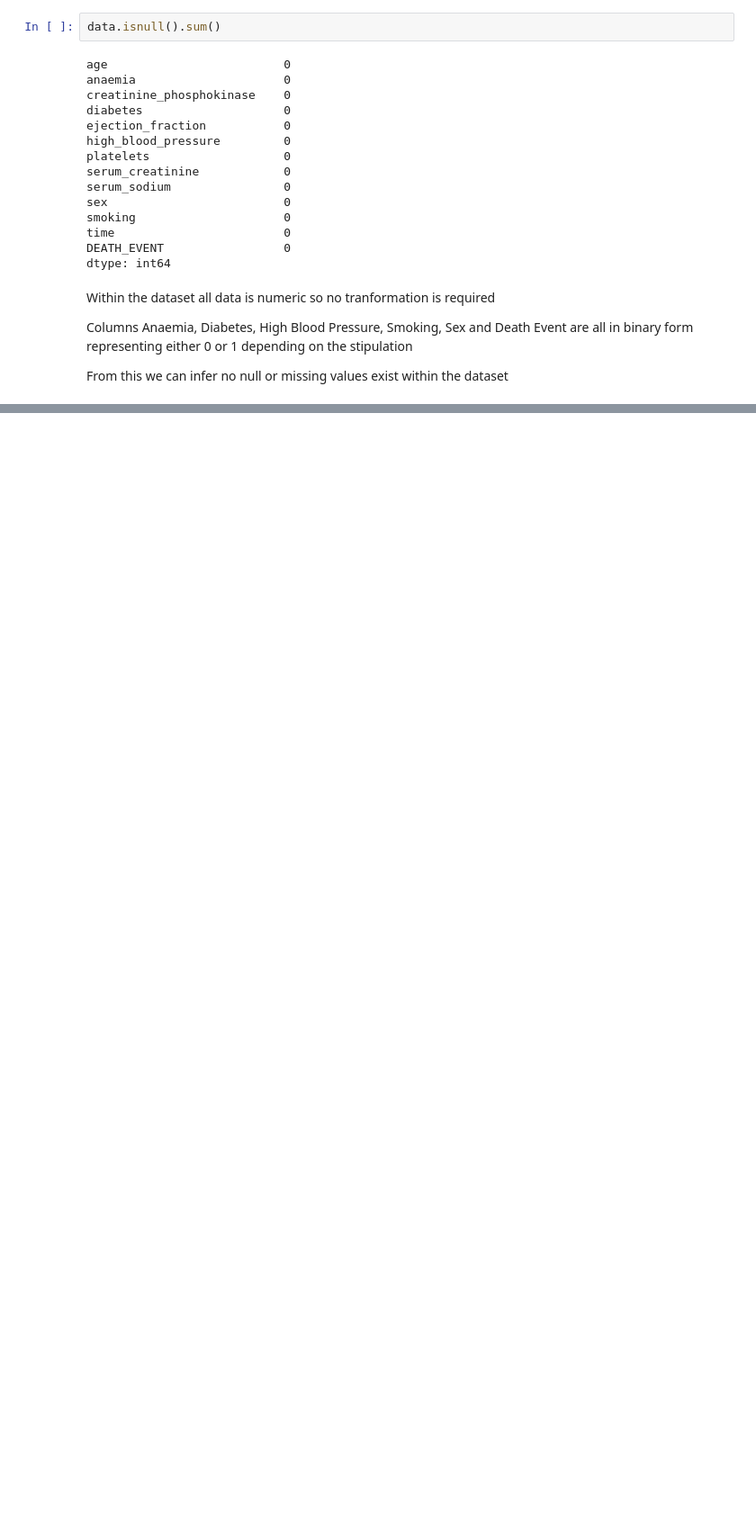
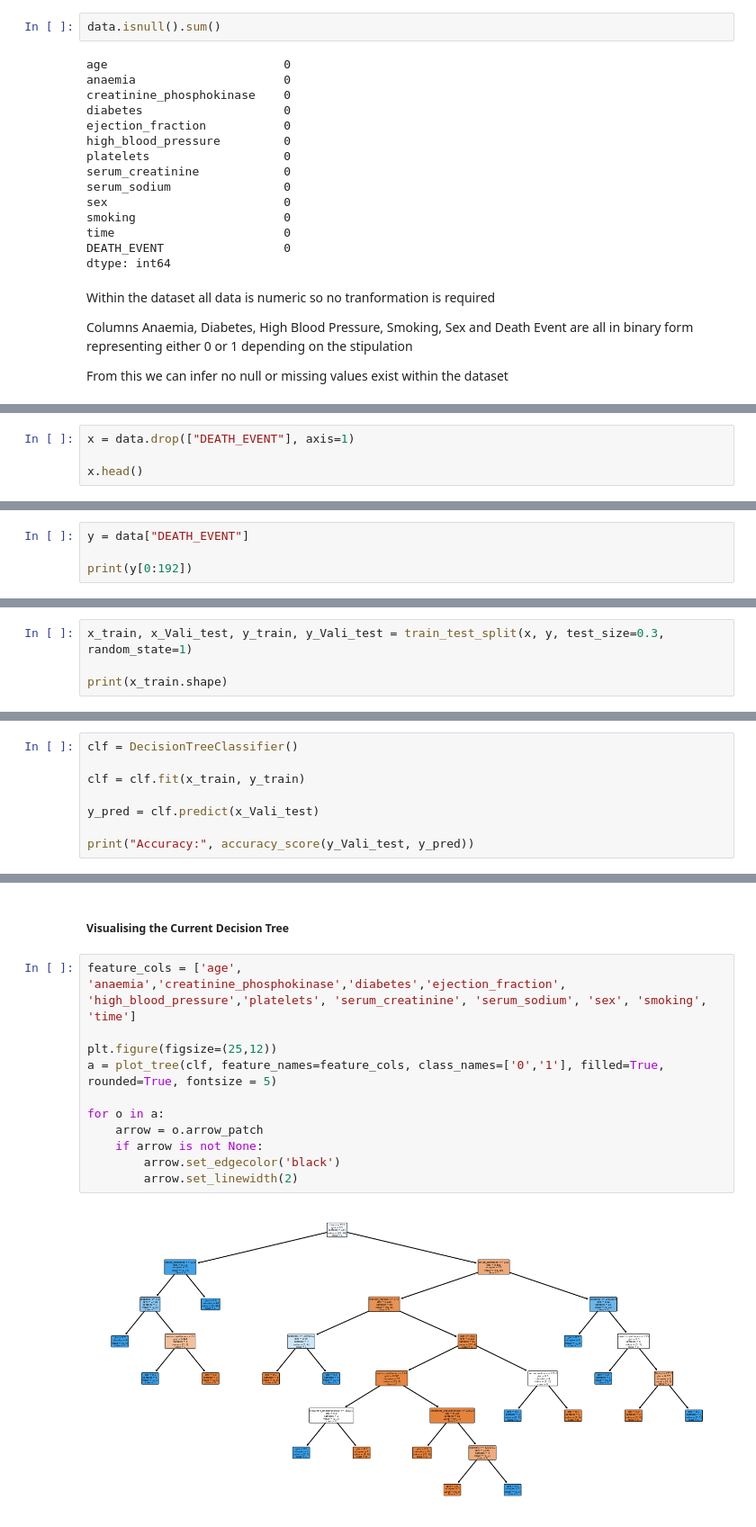
Before and after one commit to onepoint16/bigdata_cw2, a Jupyter notebook: notebook/heart_failure_prediction.ipynb, the cells around one changed output, grey strips where cells are left out. Shown: that part at 90% size. Cells and saved outputs as stored; diff of their text form; blank space fills up the shorter version.

```diff
--- a/notebook/heart_failure_prediction.ipynb
+++ b/notebook/heart_failure_prediction.ipynb
@@ -173,0 +227,4 @@ TypeError: bar() missing 1 required positional argument: 'height'
+# %%
+x = data.drop(["DEATH_EVENT"], axis=1)
+
+x.head()
@@ -173,0 +238,4 @@ TypeError: bar() missing 1 required positional argument: 'height'
+# %%
+y = data["DEATH_EVENT"]
+
+print(y[0:192])
@@ -173,0 +257,4 @@ TypeError: bar() missing 1 required positional argument: 'height'
+# %%
+x_train, x_Vali_test, y_train, y_Vali_test = train_test_split(x, y, test_size=0.3, random_state=1)
+
+print(x_train.shape)
@@ -173,0 +267,8 @@ TypeError: bar() missing 1 required positional argument: 'height'
+# %%
+clf = DecisionTreeClassifier()
+
+clf = clf.fit(x_train, y_train)
+
+y_pred = clf.predict(x_Vali_test)
+
+print("Accuracy:", accuracy_score(y_Vali_test, y_pred))
@@ -173,0 +279,15 @@ TypeError: bar() missing 1 required positional argument: 'height'
+# %% [markdown]
+##### Visualising the Current Decision Tree
+# %%
+feature_cols = ['age', 'anaemia','creatinine_phosphokinase','diabetes','ejection_fraction', 'high_blood_pressure','platelets', 'serum_creatinine', 'serum_sodium', 'sex', 'smoking', 'time']
+
+plt.figure(figsize=(25,12))
+a = plot_tree(clf, feature_names=feature_cols, class_names=['0','1'], filled=True, rounded=True, fontsize = 5)
+
+for o in a:
+    arrow = o.arrow_patch
+    if arrow is not None:
+        arrow.set_edgecolor('black')
+        arrow.set_linewidth(2)
+# %% [output]
+[figure, added]
```
Also changed, not shown: parts of 46 cells of this notebook, 1 other file.
